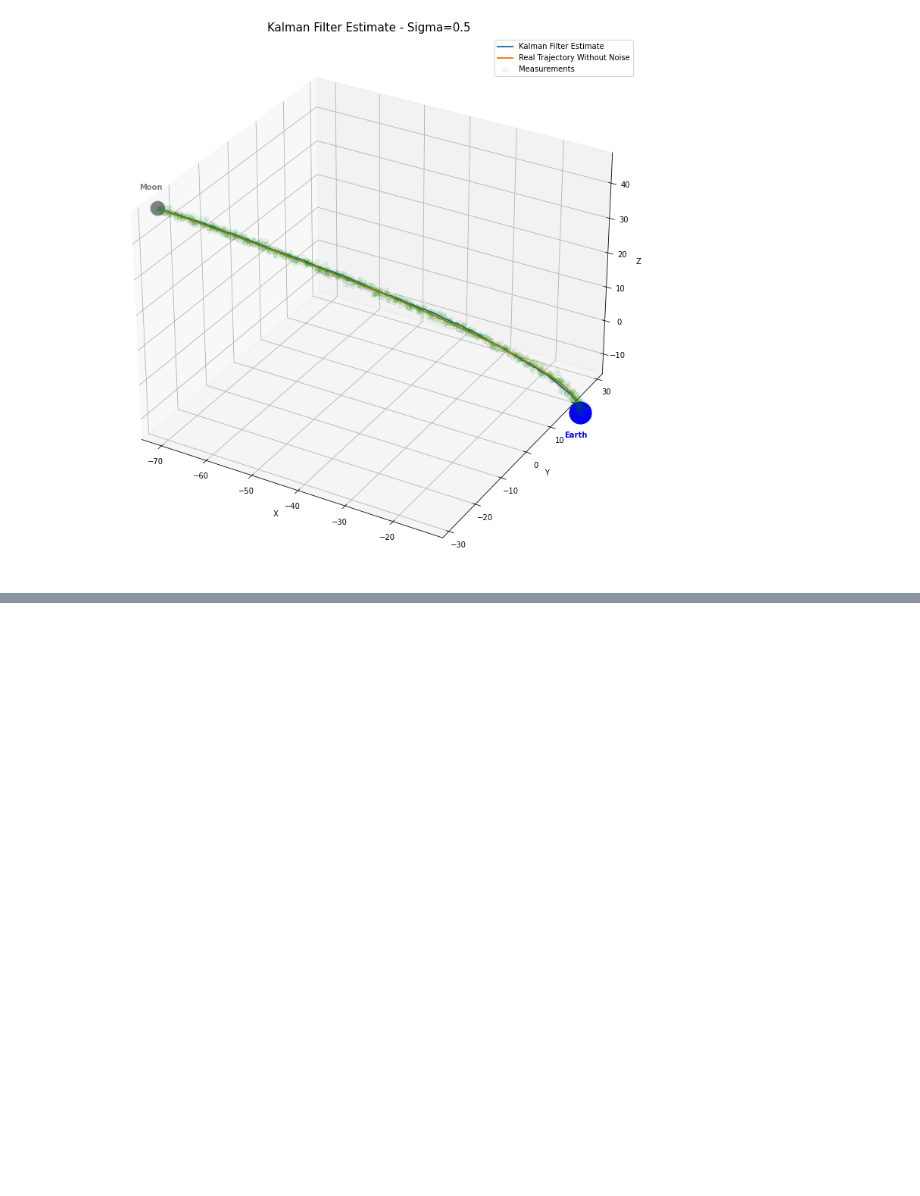
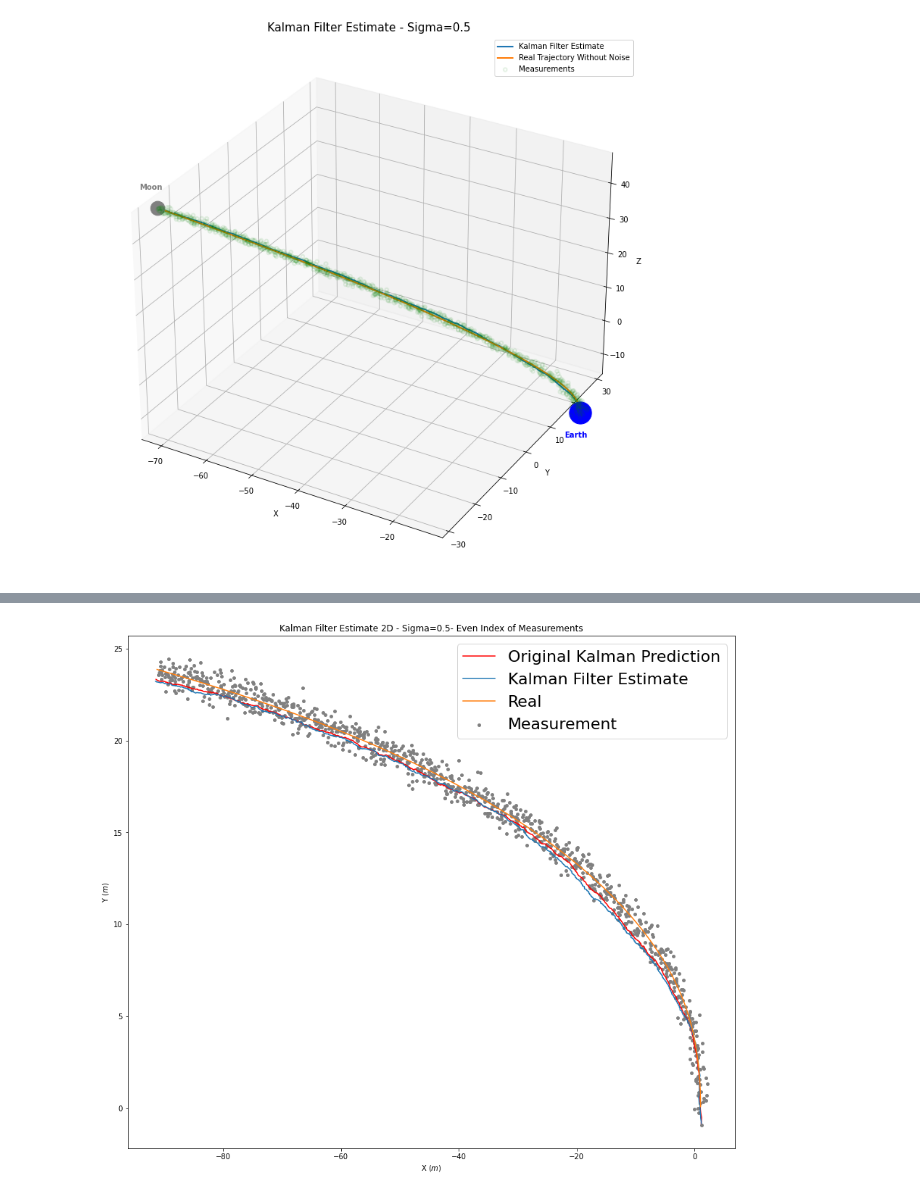
Before and after one commit to simonecampisi97/SpaceShip_FilterPy_Kalman, a Jupyter notebook: SpaceShip_3D/Spaceship_Filterpy_3D.ipynb, the cells around one changed output, grey strips where cells are left out. Saved outputs shown, nothing was run; the diff lists cells and outputs as text; code cells hidden in the pictures; blank space fills up the shorter version.

```diff
--- a/SpaceShip_3D/Spaceship_Filterpy_3D.ipynb
+++ b/SpaceShip_3D/Spaceship_Filterpy_3D.ipynb
@@ -87,0 +106,11 @@ fig.savefig(os.path.join("Plots", filename+"_half_measures.png"))
+# %%
+fig = plt.figure(figsize=(15,13))
+ax = fig.add_subplot(111)
+ax.plot(preds[:,0], preds[:,2], c='r', label = "Original Kalman Prediction")
+plot_x_z_2D(ax,traj, preds_3)
+ax.set_title(ax.get_title()+"- Even Index of Measurements")
+
+filename = get_filename_from_ax(ax)
+fig.savefig(os.path.join("Plots", filename+".png"))
+# %% [output]
+[figure, added]
```
Also changed, not shown: parts of 10 cells of this notebook, 11 other files.
